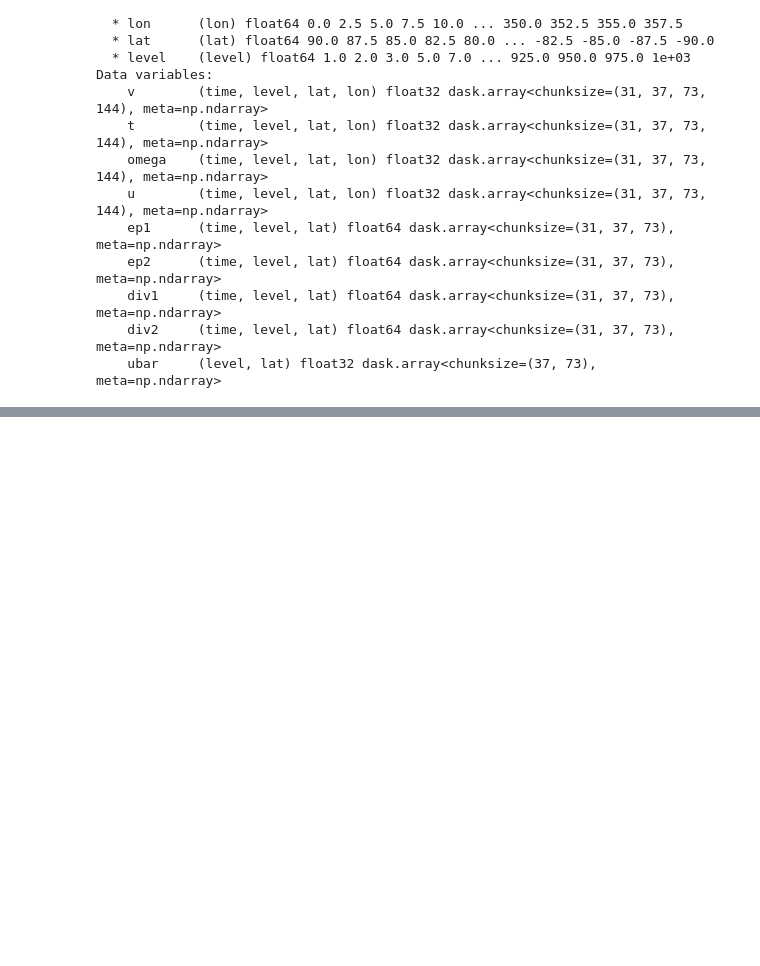
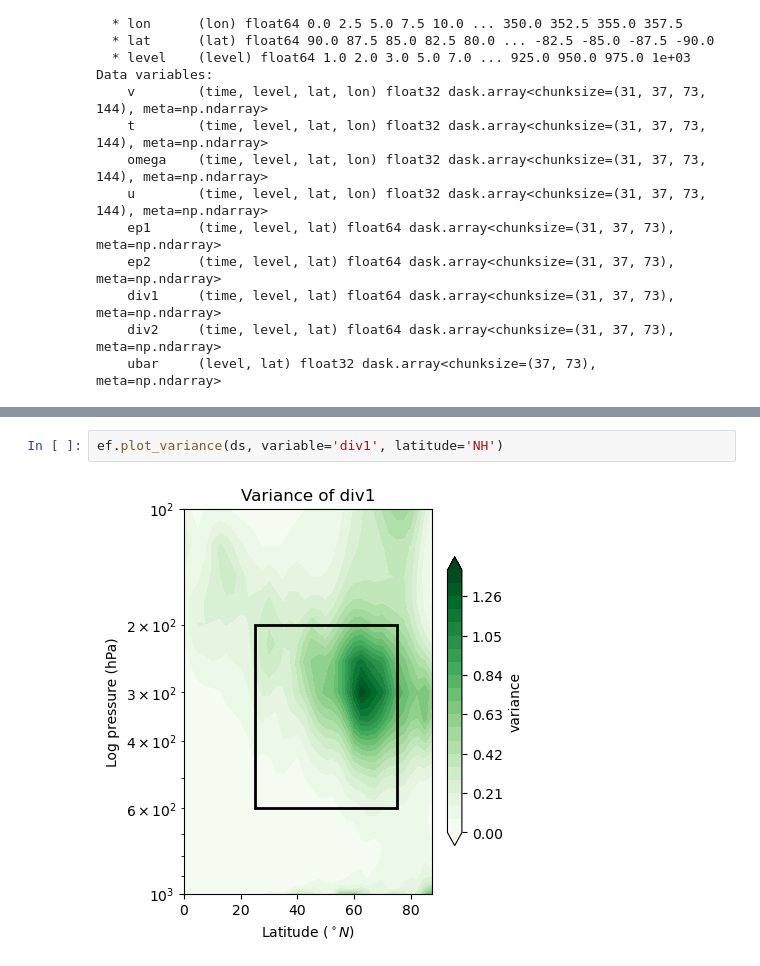
Before and after one commit to Caturrell/eddy_feedback, a Jupyter notebook: research/variability/variability.ipynb, the cells around one changed output, grey strips where cells are left out. Cells and saved outputs as stored; diff of their text form; blank space fills up the shorter version.

```diff
--- a/research/variability/variability.ipynb
+++ b/research/variability/variability.ipynb
@@ -126,0 +44,4 @@ def plot_variance(ds, top_atmos=0., latitude=None, primitive=True):
+# %%
+ef.plot_variance(ds, variable='div1', latitude='NH')
+# %% [output]
+[figure, added]
```
Also changed, not shown: parts of 9 cells of this notebook, 2 other files.
